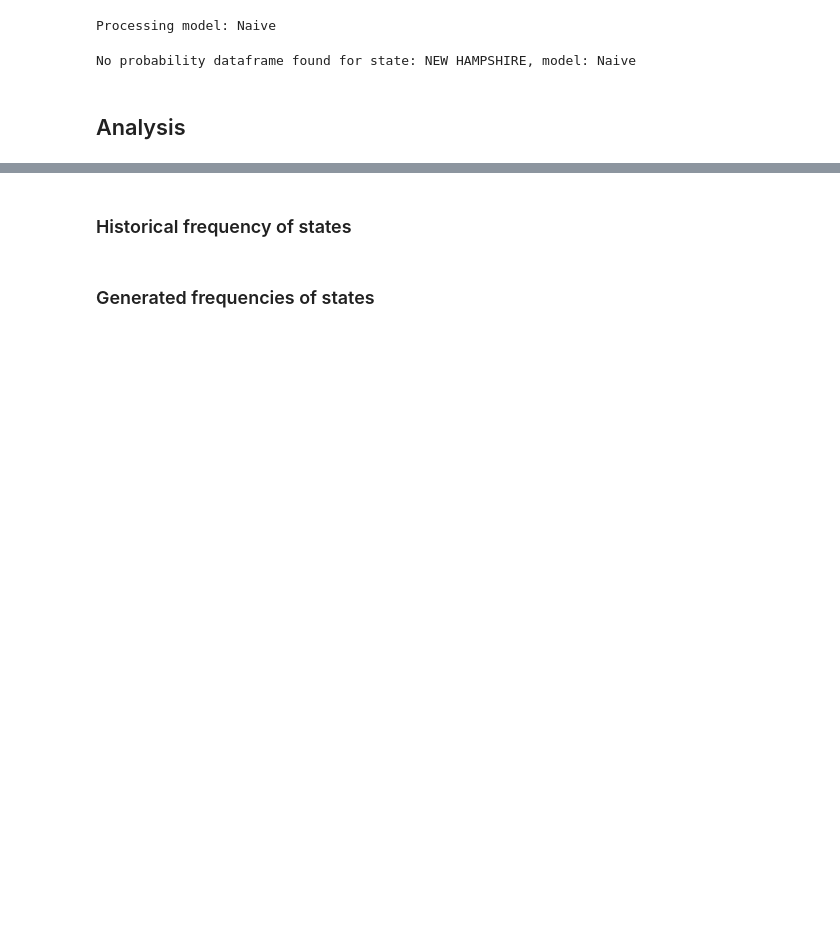
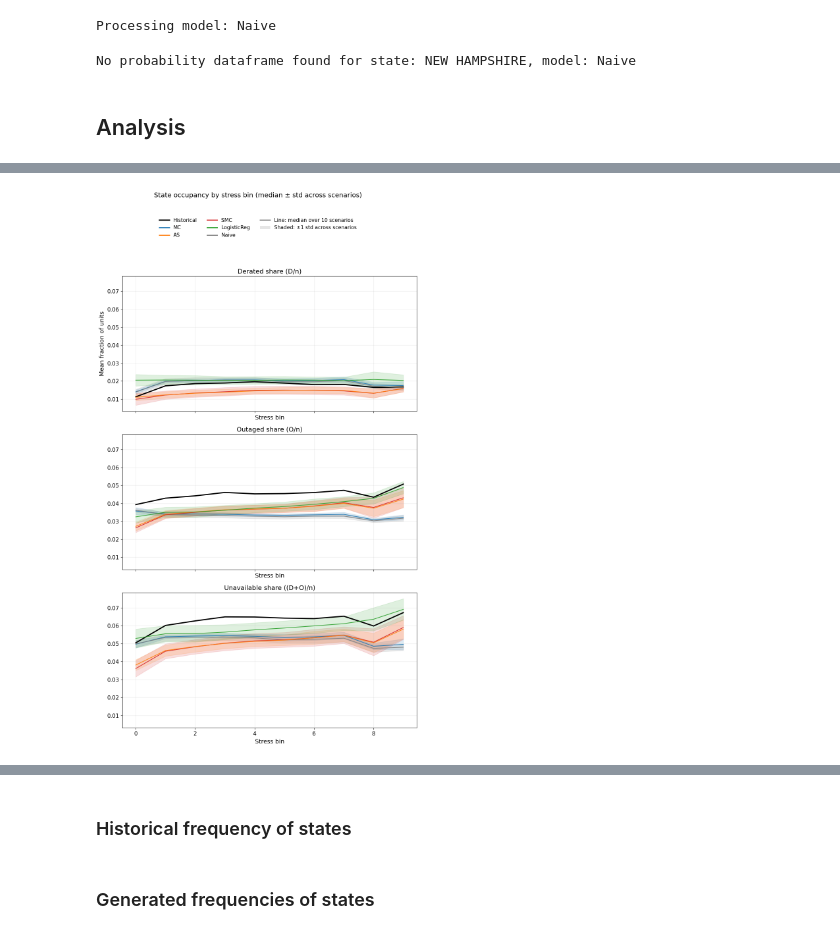
Before and after one commit to malo-lahogue/Generator-outage-probability, a Jupyter notebook: Notebooks/ARCHIVE/model_validation.ipynb, the cells around one changed output, grey strips where cells are left out. Cells and saved outputs as stored; diff of their text form; code cells hidden in the pictures; blank space fills up the shorter version.

```diff
--- a/Notebooks/model_validation.ipynb
+++ b/Notebooks/ARCHIVE/model_validation.ipynb
@@ -726,0 +1318,73 @@ No probability dataframe found for state: NEW HAMPSHIRE, model: Naive
+# %%
+from matplotlib.lines import Line2D
+from matplotlib.patches import Patch
+
+fig, axes = plt.subplots(3,1, figsize=(10, 16), sharex=True, sharey=True)
+
+panels = [("D", "Derated share (D/n)"),
+          ("O", "Outaged share (O/n)"),
+          ("Abar", "Unavailable share ((D+O)/n)")]
+
+# ---- Plot panels ----
+for ax, (which, title) in zip(axes, panels):
+
+    # Historical
+    xh, yh = summarize_historical(historical_mean_occupancy_Abar, which)
+    ax.plot(xh, yh, color="black", linewidth=2.5)
+
+    # Models
+    for model, scen_dict in generated_mean_occupancy_Abar.items():
+        xm, mean_m, std_m = summarize_model_by_bin(scen_dict, which)
+        color = model_colors.get(model, None)
+
+        ax.plot(xm, mean_m, color=color, alpha=0.9)
+        ax.fill_between(xm,
+                        mean_m - std_m,
+                        mean_m + std_m,
+                        color=color,
+                        alpha=0.15)
+
+    ax.set_title(title)
+    ax.set_xlabel("Stress bin")
+    ax.grid(True, alpha=0.25)
+
+axes[0].set_ylabel("Mean fraction of units")
+
+# ---- Custom Legend ----
+
+legend_elements = []
+
+# Historical
+legend_elements.append(
+    Line2D([0], [0], color='black', lw=2.5, label='Historical')
+)
+
+# Models (color-coded)
+for model, color in model_colors.items():
+    legend_elements.append(
+        Line2D([0], [0], color=color, lw=2, label=model)
+    )
+
+# Explanation of line vs shaded region
+legend_elements.append(
+    Line2D([0], [0], color='gray', lw=2,
+           label='Line: median over 10 scenarios')
+)
+
+legend_elements.append(
+    Patch(facecolor='gray', alpha=0.2,
+          label='Shaded: ±1 std across scenarios')
+)
+
+fig.legend(handles=legend_elements,
+           loc="upper center",
+           ncol=3,
+           frameon=False,
+           bbox_to_anchor=(0.5, 1.02))
+
+fig.suptitle("State occupancy by stress bin (median ± std across scenarios)", y=1.06)
+
+plt.tight_layout(rect=[0, 0, 1, 0.95])
+plt.show()
+# %% [output]
+[figure, added]
```
Also changed, not shown: parts of 40 cells of this notebook, 19 other files.
